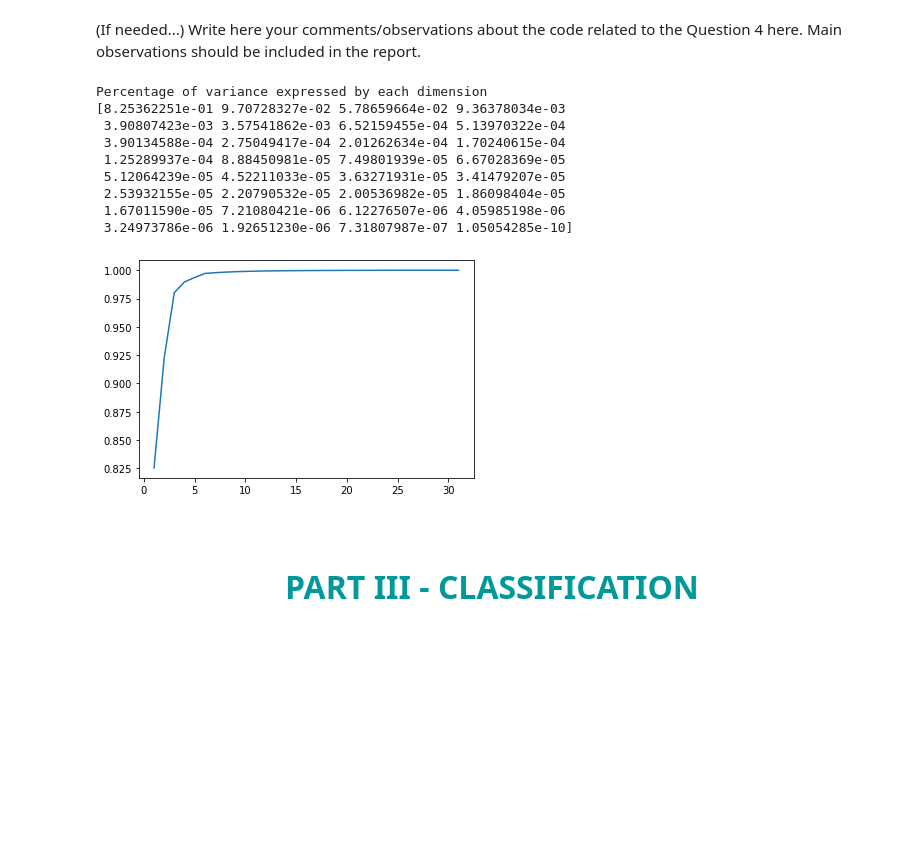
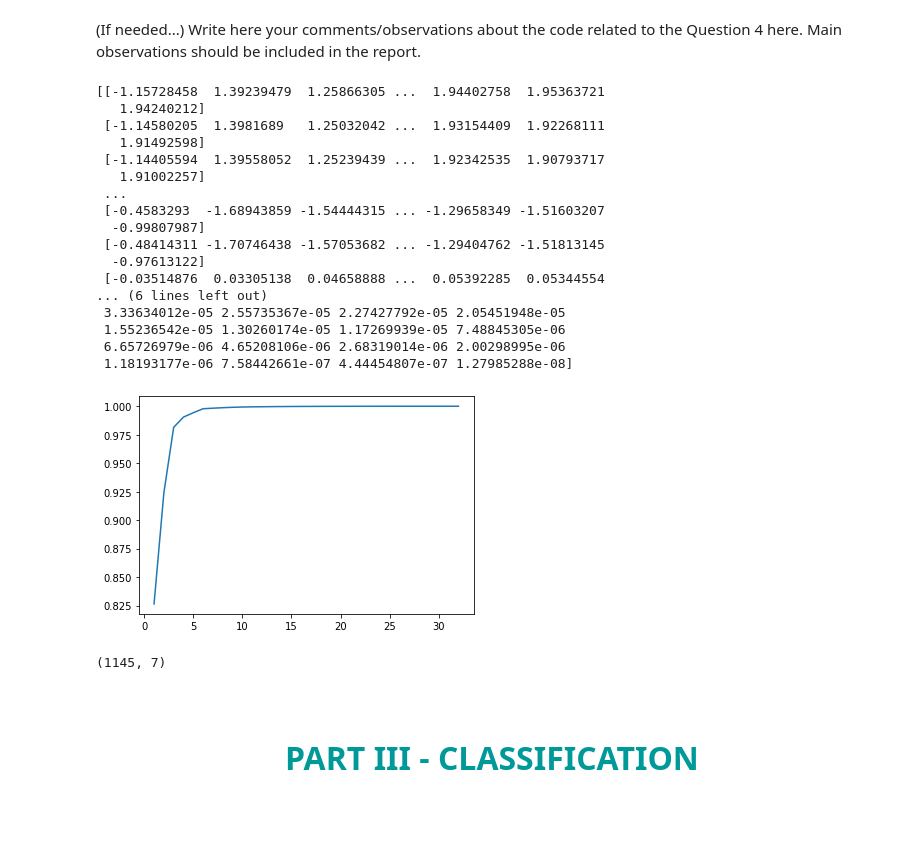
Before and after one commit to gdeside/LGBIO2020, a Jupyter notebook: Projects/project.ipynb, the cells around one changed output. Saved outputs shown, nothing was run; the diff lists cells and outputs as text; code cells hidden in the pictures; blank space fills up the shorter version.

```diff
--- a/Projects/project.ipynb
+++ b/Projects/project.ipynb
@@ -228,12 +227,14 @@ plt.show()
 # %% [output]
 [figure]
 # %%
+EEG_data_filtered_numpy = np.zeros(np.shape(EEG_data_numpy))
 for i in range(4):
     fig, axs = plt.subplots(4, 2,figsize=(16,10))
     fig.tight_layout()
     axs =axs.flatten()
     for j in range(8):
         signal_FIR_T = FIRFilter(EEG_data_numpy[i*8 + j],freq_acquisition,filterParam)
+        EEG_data_filtered_numpy[i*8 + j] = signal_FIR_T
         signal_FIR = np.fft.fftshift(np.fft.fft(signal_FIR_T))
         signal_FIR_T_abs = np.fft.fftshift(np.fft.fftfreq(signal_FIR.size,d=1/freq_acquisition))
         signal_FIR[len(signal_FIR_T_abs)//2:(len(signal_FIR_T_abs)//2)+500] = np.zeros(500)
@@ -298,10 +303,22 @@ for i in range(0,len(time)-500,500):
         to_delete = np.append(to_delete,np.arange(i,i+500,1))
 
 
-EEG_data_numpy_deleted = np.delete(EEG_data_numpy,to_delete,1)
+EEG_data_numpy_deleted = np.delete(EEG_data_filtered_numpy,to_delete,1)
 target_numpy_deleted = np.delete(target_numpy,to_delete,0)
 EEG_data_numpy_deleted = np.delete(EEG_data_numpy_deleted,np.argwhere(np.isnan(target_numpy_deleted)),1)
 target_numpy_deleted = np.delete(target_numpy_deleted,np.argwhere(np.isnan(target_numpy_deleted)),0)
 print(EEG_data_numpy_deleted.shape)
+
+
+EEG_data_segmented_numpy = np.zeros((np.shape(EEG_data_numpy_deleted)[1]//500,32))
+target_segmented_numpy = np.zeros(np.shape(EEG_data_numpy_deleted)[1]//500)
+#print(EEG_data_segmented_numpy.shape)
+#print(target_segmented_numpy.shape)
+for i in range(0,np.shape(EEG_data_numpy_deleted)[1]-500,500):
+    EEG_data_segmented_numpy[i//500] = np.mean(EEG_data_numpy_deleted[:,i:i+500],axis=1)
+    target_segmented_numpy[i//500] = target_numpy_deleted[i]
+
+print(EEG_data_segmented_numpy)
+print(target_segmented_numpy)
 # %% [output]
 (32, 572500)
@@ -337,35 +370,47 @@ Explain your methodology to create relevant features out of the segments you hav
 from sklearn.decomposition import PCA
 from sklearn import preprocessing
 # %%
-data = EEG_data_numpy_deleted.T
-data=preprocessing.scale(data)
+data = EEG_data_segmented_numpy
+data = preprocessing.scale(data)
+print(data)
 pca = PCA()
 X =  pca.fit_transform(data)
 print("Percentage of variance expressed by each dimension") #Variance ratio for each features
 print(pca.explained_variance_ratio_)
 cumu = []
 for i in range(1,32):
     cumu.append(sum(pca.explained_variance_ratio_[0:i]))
     if cumu[-1]>0.5:
         pass
 
-featuresN = np.arange(1,32,1)#Number of features
-plt.plot(featuresN,cumu)
+featuresN = np.arange(1,33,1)#Number of features
+plt.plot(featuresN,np.cumsum(pca.explained_variance_ratio_))
 plt.show()
 # %% [output]
-Percentage of variance expressed by each dimension
-[8.25362251e-01 9.70728327e-02 5.78659664e-02 9.36378034e-03
- 3.90807423e-03 3.57541862e-03 6.52159455e-04 5.13970322e-04
- 3.90134588e-04 2.75049417e-04 2.01262634e-04 1.70240615e-04
- 1.25289937e-04 8.88450981e-05 7.49801939e-05 6.67028369e-05
- 5.12064239e-05 4.52211033e-05 3.63271931e-05 3.41479207e-05
- 2.53932155e-05 2.20790532e-05 2.00536982e-05 1.86098404e-05
- 1.67011590e-05 7.21080421e-06 6.12276507e-06 4.05985198e-06
- 3.24973786e-06 1.92651230e-06 7.31807987e-07 1.05054285e-10]
+[[-1.15728458  1.39239479  1.25866305 ...  1.94402758  1.95363721
+   1.94240212]
+ [-1.14580205  1.3981689   1.25032042 ...  1.93154409  1.92268111
+   1.91492598]
+ [-1.14405594  1.39558052  1.25239439 ...  1.92342535  1.90793717
+   1.91002257]
+ ...
+ [-0.4583293  -1.68943859 -1.54444315 ... -1.29658349 -1.51603207
+  -0.99807987]
+ [-0.48414311 -1.70746438 -1.57053682 ... -1.29404762 -1.51813145
+  -0.97613122]
+ [-0.03514876  0.03305138  0.04658888 ...  0.05392285  0.05344554
+... (6 lines left out)
+ 3.33634012e-05 2.55735367e-05 2.27427792e-05 2.05451948e-05
+ 1.55236542e-05 1.30260174e-05 1.17269939e-05 7.48845305e-06
+ 6.65726979e-06 4.65208106e-06 2.68319014e-06 2.00298995e-06
+ 1.18193177e-06 7.58442661e-07 4.44454807e-07 1.27985288e-08]
-[figure, old version]
+[figure, new version]
 # %%
-pca = PCA(n_components=3)
+pca = PCA(n_components=7)
 X = pca.fit_transform(data)
+print(np.shape(X))
+# %% [output]
+(1145, 7)
 # %% [markdown]
 <br><br>
 
```
Also changed, not shown: parts of 8 cells of this notebook, 8 other files.
